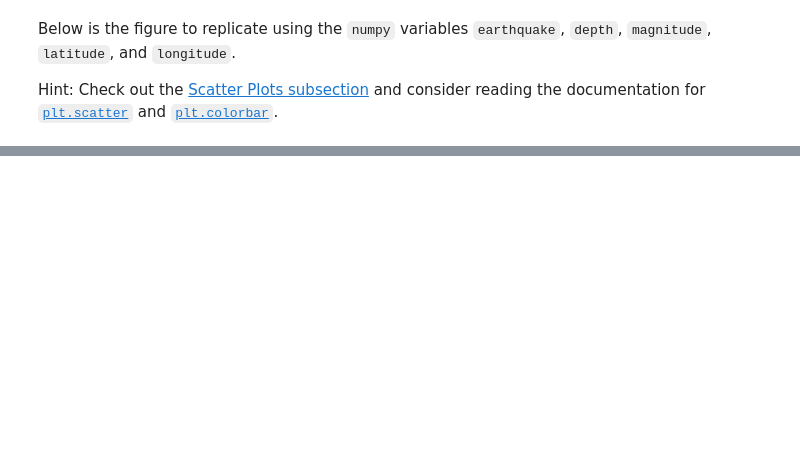
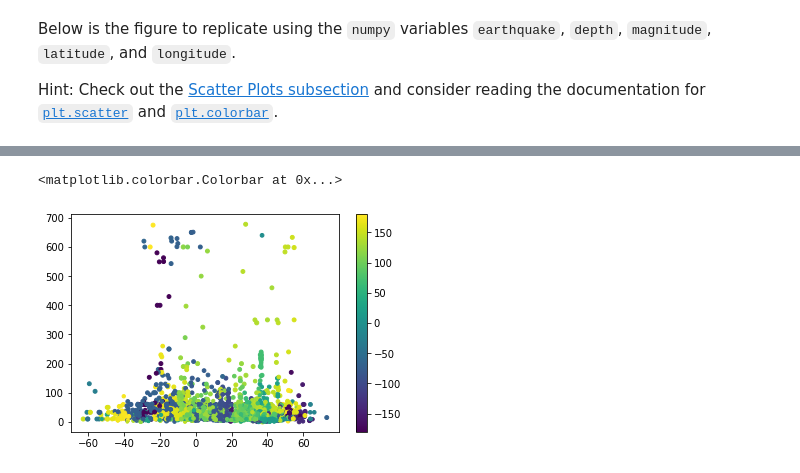
Before and after one commit to DuaneHsa/2022_ML_Earth_Env_Sci, a Jupyter notebook: Lab_Notebooks/S1_3_Matplotlib.ipynb, the cells around one changed output, grey strips where cells are left out. Drawn from its saved outputs; the diff is of its cells as text; code cells hidden in the pictures; blank space fills up the shorter version.

```diff
--- a/Lab_Notebooks/S1_3_Matplotlib.ipynb
+++ b/Lab_Notebooks/S1_3_Matplotlib.ipynb
@@ -503,0 +521,14 @@ Hint: Check out the [Scatter Plots subsection](#Scatter) and consider reading th
+# %%
+fig, ax = plt.subplots()
+earthquakes = np.genfromtxt(fname, delimiter='\t')
+x = earthquakes[:, 21]
+y = earthquakes[:, 20]
+z = earthquakes[:, 8]
+M = earthquakes[:, 9]
+
+
+splot = ax.scatter(y, z, c=x, s=(2*M))
+fig.colorbar(splot)
+# %% [output]
+<matplotlib.colorbar.Colorbar at 0x...>
+[figure, added]
```
Also changed, not shown: parts of 4 cells of this notebook.
